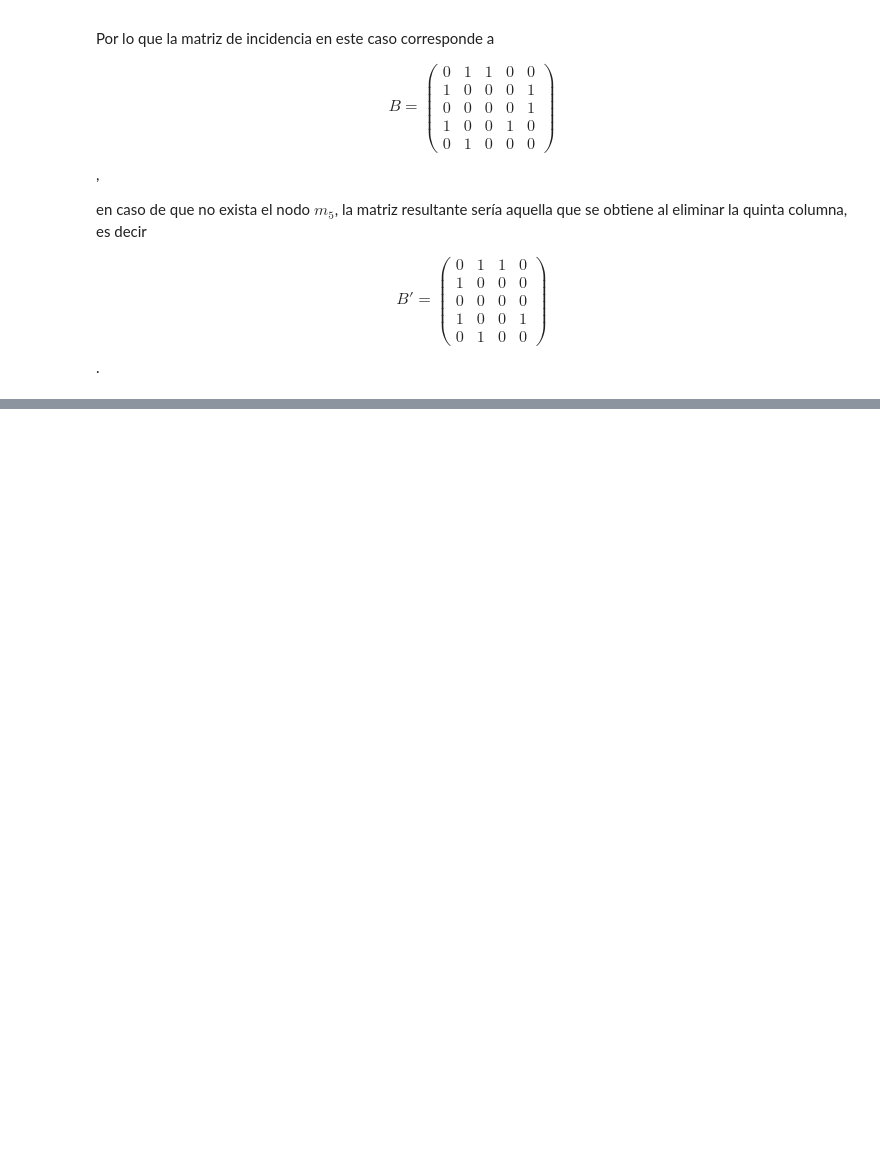
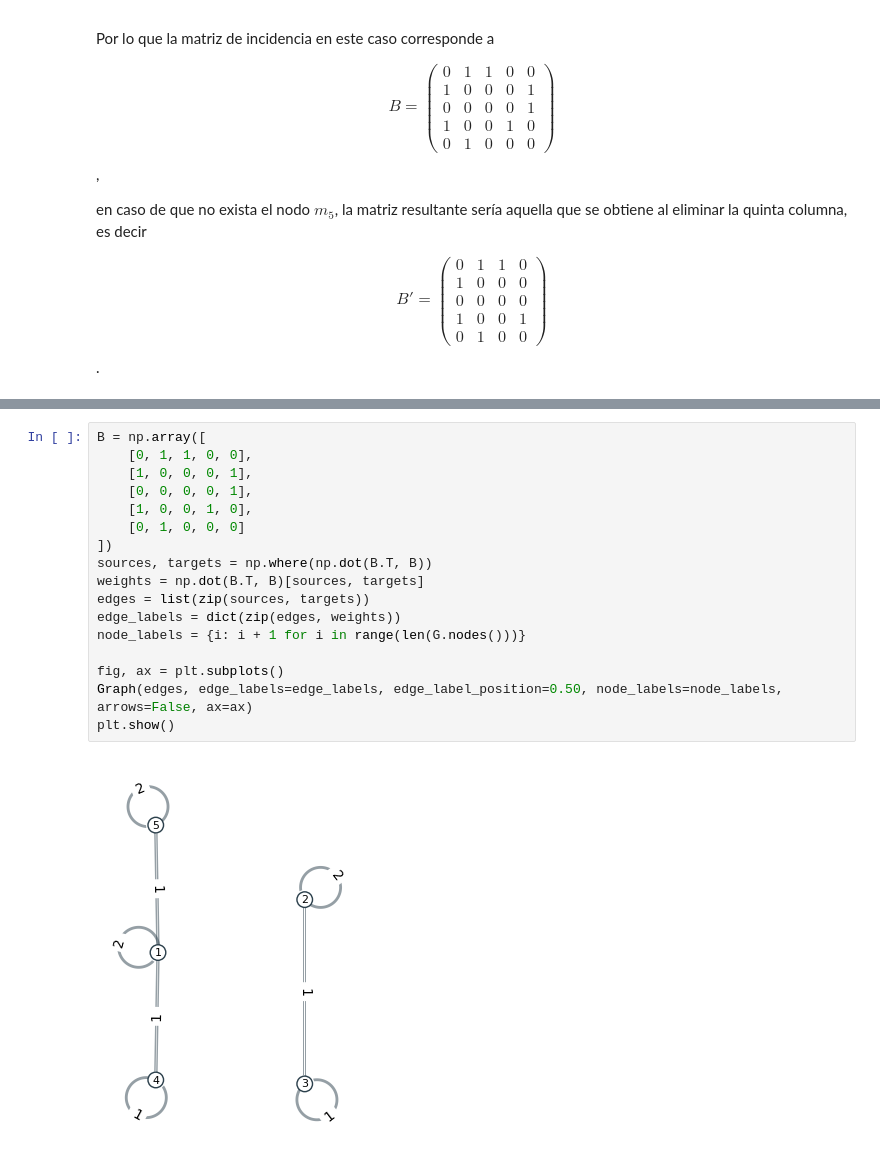
Before and after one commit to ashybabashyba/RedesComplejasUGR, a Jupyter notebook: NotebookPrincipal.ipynb, the cells around one changed output, grey strips where cells are left out. Saved outputs shown, nothing was run; the diff lists cells and outputs as text; blank space fills up the shorter version.

```diff
--- a/NotebookPrincipal.ipynb
+++ b/NotebookPrincipal.ipynb
@@ -375,0 +439,19 @@ B' = \begin{pmatrix}
+# %%
+B = np.array([
+    [0, 1, 1, 0, 0],
+    [1, 0, 0, 0, 1],
+    [0, 0, 0, 0, 1],
+    [1, 0, 0, 1, 0],
+    [0, 1, 0, 0, 0]
+])
+sources, targets = np.where(np.dot(B.T, B))
+weights = np.dot(B.T, B)[sources, targets]
+edges = list(zip(sources, targets))
+edge_labels = dict(zip(edges, weights))
+node_labels = {i: i + 1 for i in range(len(G.nodes()))}
+
+fig, ax = plt.subplots()
+Graph(edges, edge_labels=edge_labels, edge_label_position=0.50, node_labels=node_labels, arrows=False, ax=ax)
+plt.show()
+# %% [output]
+[figure, added]
```
Also changed, not shown: parts of 7 cells of this notebook.
